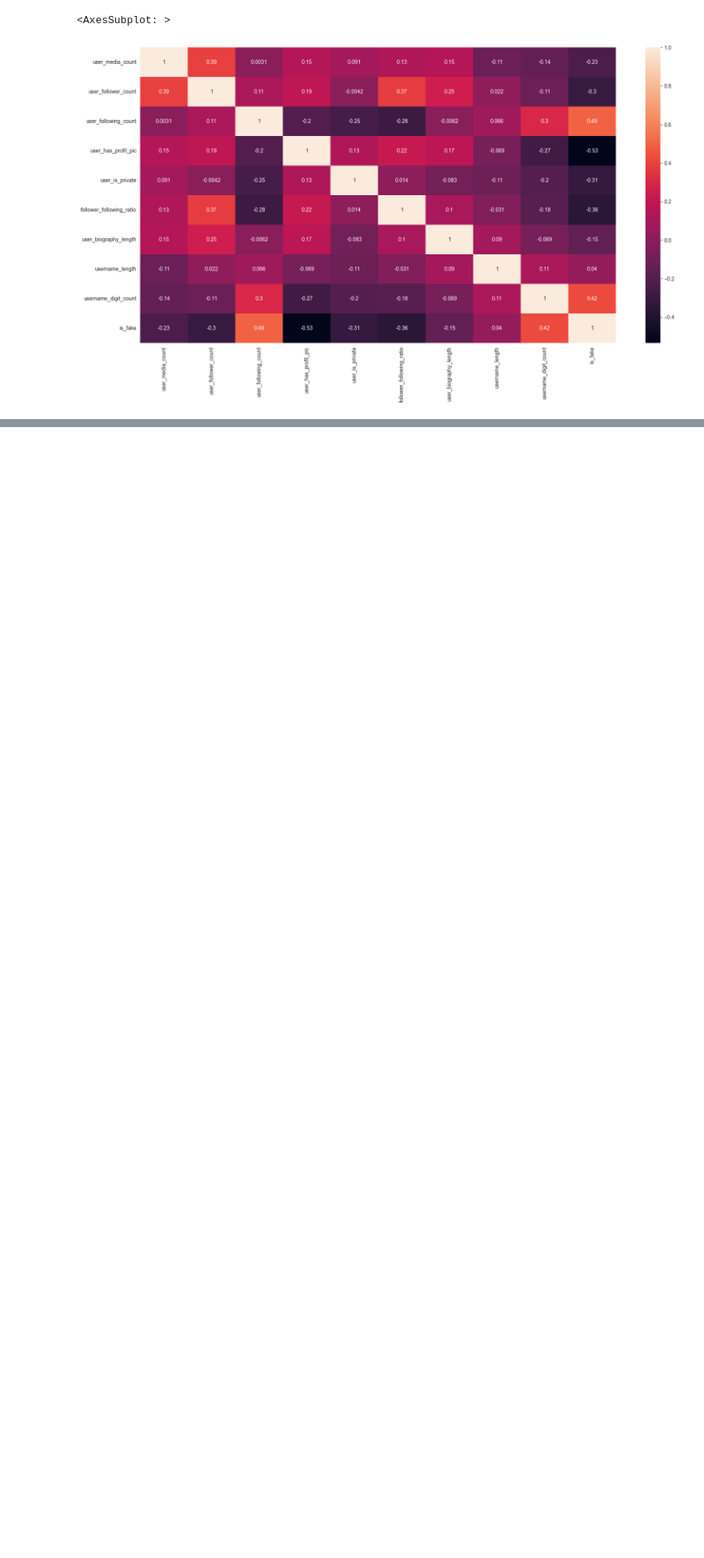
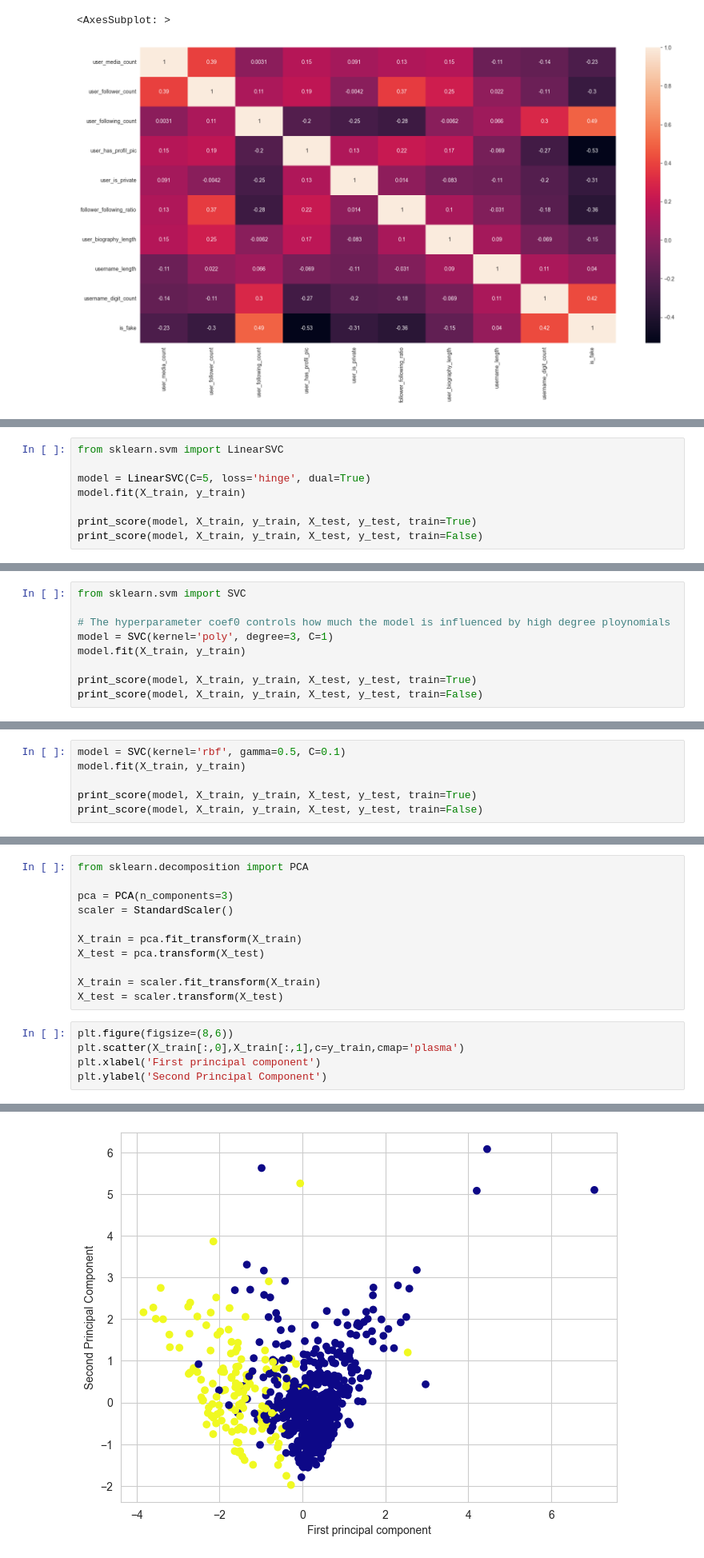
Before and after one commit to waffiqaziz/ta-instafake, a Jupyter notebook: Noteboook.ipynb, the cells around one changed output, grey strips where cells are left out. Shown at 80% size. Drawn from its saved outputs; the diff is of its cells as text; blank space fills up the shorter version.

```diff
--- a/Noteboook.ipynb
+++ b/Noteboook.ipynb
@@ -76,0 +125,8 @@ sns.heatmap(fake_dataset.corr(), annot=True)
+# %%
+from sklearn.svm import LinearSVC
+
+model = LinearSVC(C=5, loss='hinge', dual=True)
+model.fit(X_train, y_train)
+
+print_score(model, X_train, y_train, X_test, y_test, train=True)
+print_score(model, X_train, y_train, X_test, y_test, train=False)
@@ -76,0 +153,9 @@ sns.heatmap(fake_dataset.corr(), annot=True)
+# %%
+from sklearn.svm import SVC
+
+# The hyperparameter coef0 controls how much the model is influenced by high degree ploynomials
+model = SVC(kernel='poly', degree=3, C=1)
+model.fit(X_train, y_train)
+
+print_score(model, X_train, y_train, X_test, y_test, train=True)
+print_score(model, X_train, y_train, X_test, y_test, train=False)
@@ -76,0 +182,6 @@ sns.heatmap(fake_dataset.corr(), annot=True)
+# %%
+model = SVC(kernel='rbf', gamma=0.5, C=0.1)
+model.fit(X_train, y_train)
+
+print_score(model, X_train, y_train, X_test, y_test, train=True)
+print_score(model, X_train, y_train, X_test, y_test, train=False)
@@ -76,0 +208,17 @@ sns.heatmap(fake_dataset.corr(), annot=True)
+# %%
+from sklearn.decomposition import PCA
+
+pca = PCA(n_components=3)
+scaler = StandardScaler()
+
+X_train = pca.fit_transform(X_train)
+X_test = pca.transform(X_test)
+
+X_train = scaler.fit_transform(X_train)
+X_test = scaler.transform(X_test)
+# %%
+plt.figure(figsize=(8,6))
+plt.scatter(X_train[:,0],X_train[:,1],c=y_train,cmap='plasma')
+plt.xlabel('First principal component')
+plt.ylabel('Second Principal Component')
+# %% [output]
@@ -76,0 +226 @@ sns.heatmap(fake_dataset.corr(), annot=True)
+[figure, added]
```
Also changed, not shown: parts of 13 cells of this notebook.
